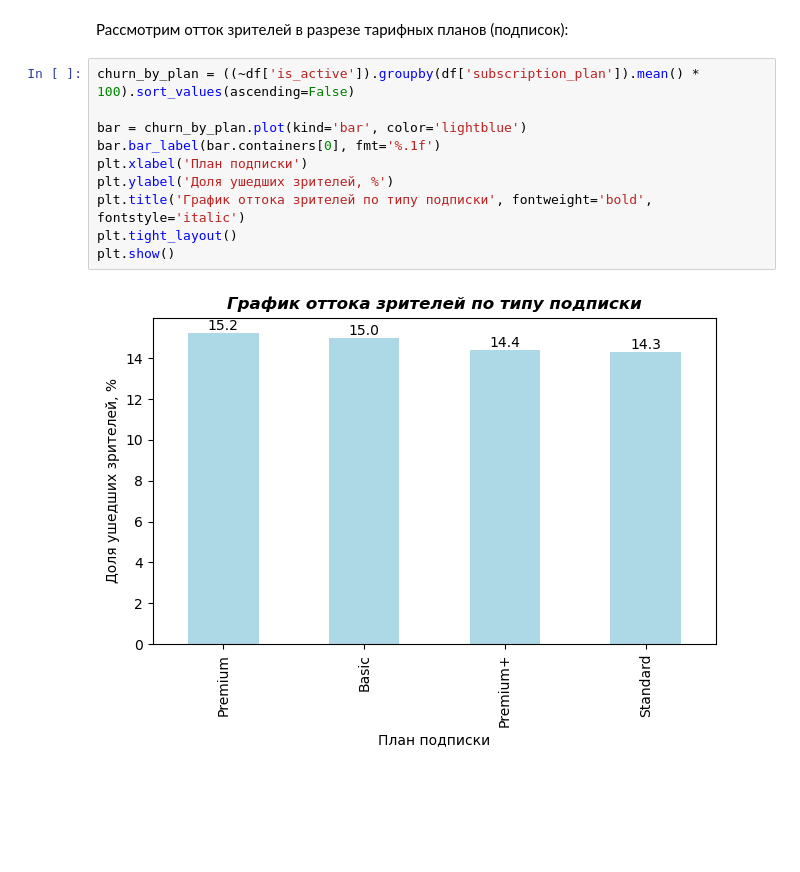
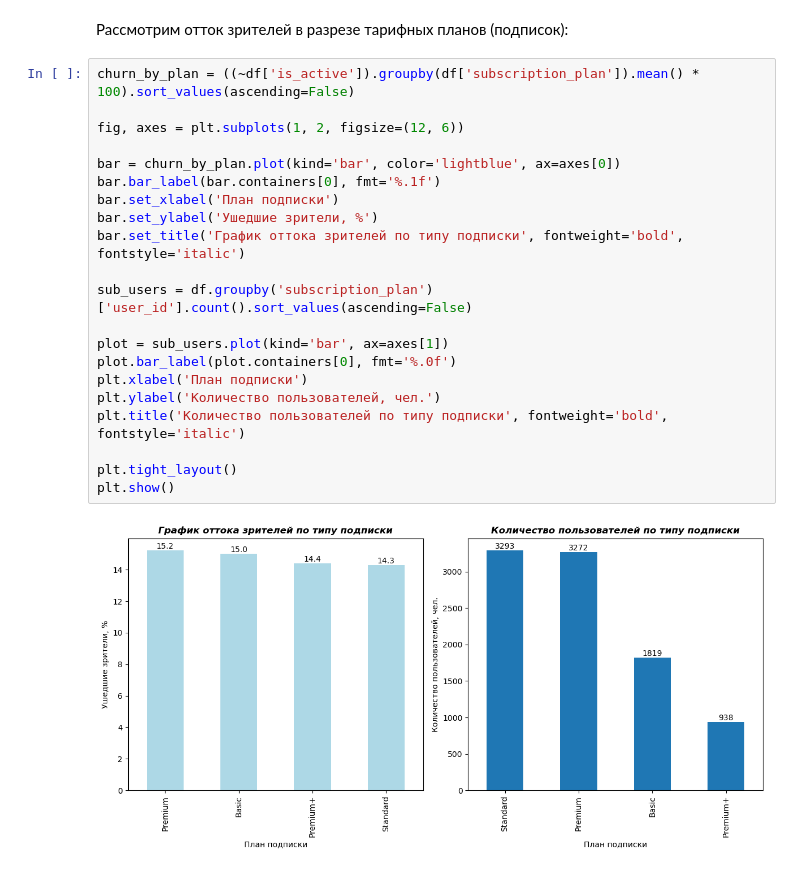
Before and after one commit to rouch314/netflix-users-behavior-analysis, a Jupyter notebook: netflix-analysis.ipynb, the cells around one changed output. Drawn from its saved outputs; the diff is of its cells as text; blank space fills up the shorter version.

```diff
--- a/netflix-analysis.ipynb
+++ b/netflix-analysis.ipynb
@@ -861,12 +861,23 @@ plt.show()
 # %%
 churn_by_plan = ((~df['is_active']).groupby(df['subscription_plan']).mean() * 100).sort_values(ascending=False)
 
-bar = churn_by_plan.plot(kind='bar', color='lightblue')
+fig, axes = plt.subplots(1, 2, figsize=(12, 6))
+
+bar = churn_by_plan.plot(kind='bar', color='lightblue', ax=axes[0])
 bar.bar_label(bar.containers[0], fmt='%.1f')
+bar.set_xlabel('План подписки')
+bar.set_ylabel('Ушедшие зрители, %')
+bar.set_title('График оттока зрителей по типу подписки', fontweight='bold', fontstyle='italic')
+
+sub_users = df.groupby('subscription_plan')['user_id'].count().sort_values(ascending=False)
+
+plot = sub_users.plot(kind='bar', ax=axes[1])
+plot.bar_label(plot.containers[0], fmt='%.0f')
 plt.xlabel('План подписки')
-plt.ylabel('Доля ушедших зрителей, %')
-plt.title('График оттока зрителей по типу подписки', fontweight='bold', fontstyle='italic')
+plt.ylabel('Количество пользователей, чел.')
+plt.title('Количество пользователей по типу подписки', fontweight='bold', fontstyle='italic')
+
 plt.tight_layout()
 plt.show()
 # %% [output]
-[figure, old version]
+[figure, new version]
```
Also changed, not shown: parts of 8 cells of this notebook.
